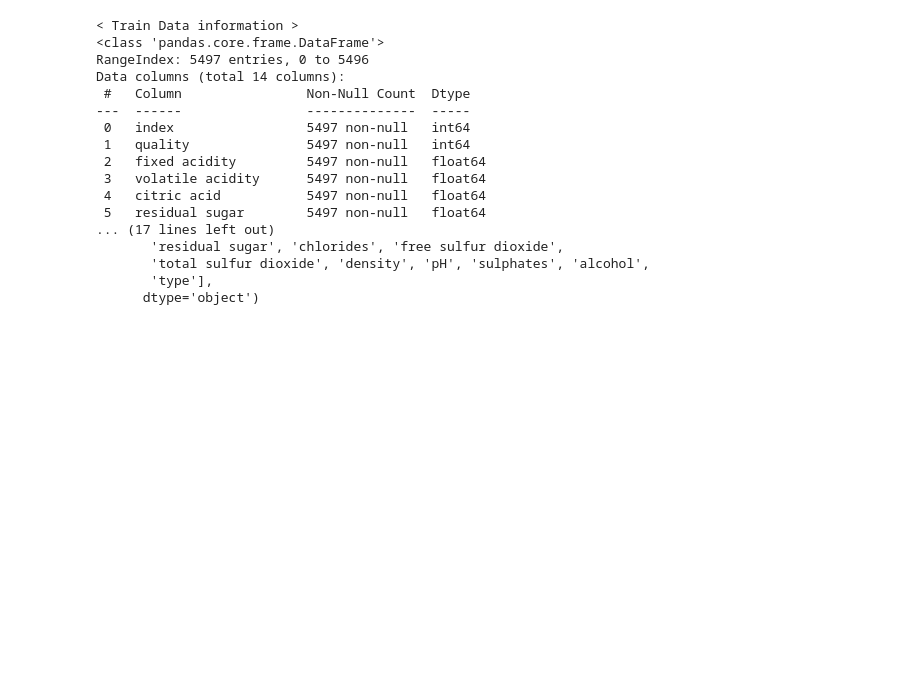
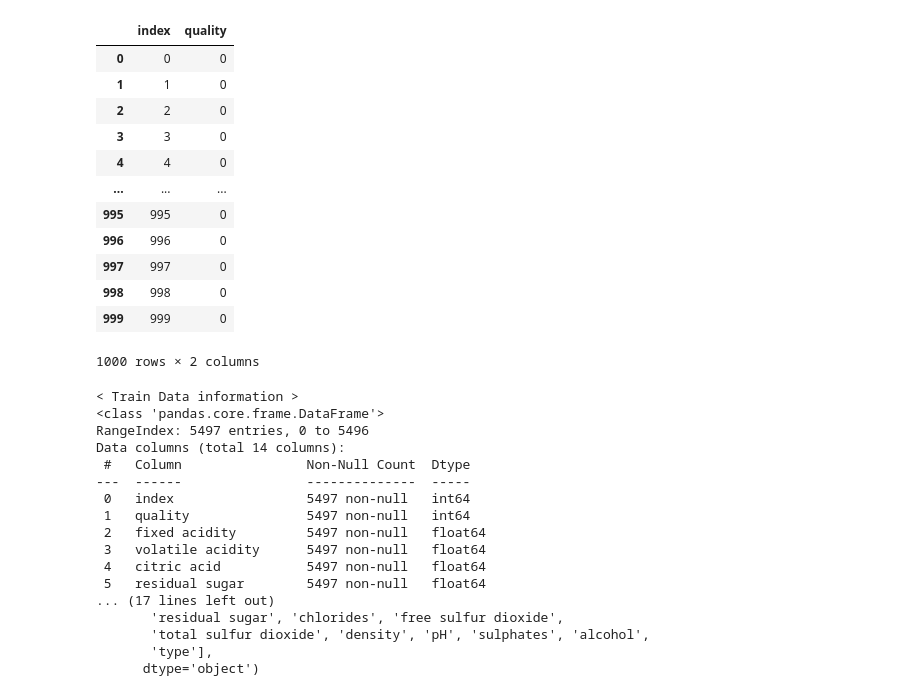
Before and after one commit to Leeyeji13/KBDB---Team-Wine_quality, a Jupyter notebook: Wine_quality.ipynb, the cells around one changed output. Saved outputs shown, nothing was run; the diff lists cells and outputs as text; code cells hidden in the pictures; blank space fills up the shorter version.

```diff
--- a/Wine_quality.ipynb
+++ b/Wine_quality.ipynb
@@ -13,6 +13,22 @@ from sklearn.metrics import confusion_matrix, classification_report, accuracy_sc
 train = pd.read_csv("https://raw.githubusercontent.com/beneyoung/KBDB---Team-Wine_quality/main/Wine_quality/train.csv")
 test = pd.read_csv("https://raw.githubusercontent.com/beneyoung/KBDB---Team-Wine_quality/main/Wine_quality/test.csv")
 submission = pd.read_csv("https://raw.githubusercontent.com/beneyoung/KBDB---Team-Wine_quality/main/Wine_quality/sample_submission.csv")
+# %%
+submission
+# %% [output]
+|  | index | quality |
+| 0 | 0 | 0 |
+| 1 | 1 | 0 |
+| 2 | 2 | 0 |
+| 3 | 3 | 0 |
+| 4 | 4 | 0 |
+| ... | ... | ... |
+| 995 | 995 | 0 |
+| 996 | 996 | 0 |
+| 997 | 997 | 0 |
+| 998 | 998 | 0 |
+| 999 | 999 | 0 |
+1000 rows × 2 columns
 # %%
 print('< Train Data information >')
 print(train.info())
```
Also changed, not shown: parts of 6 cells of this notebook.
